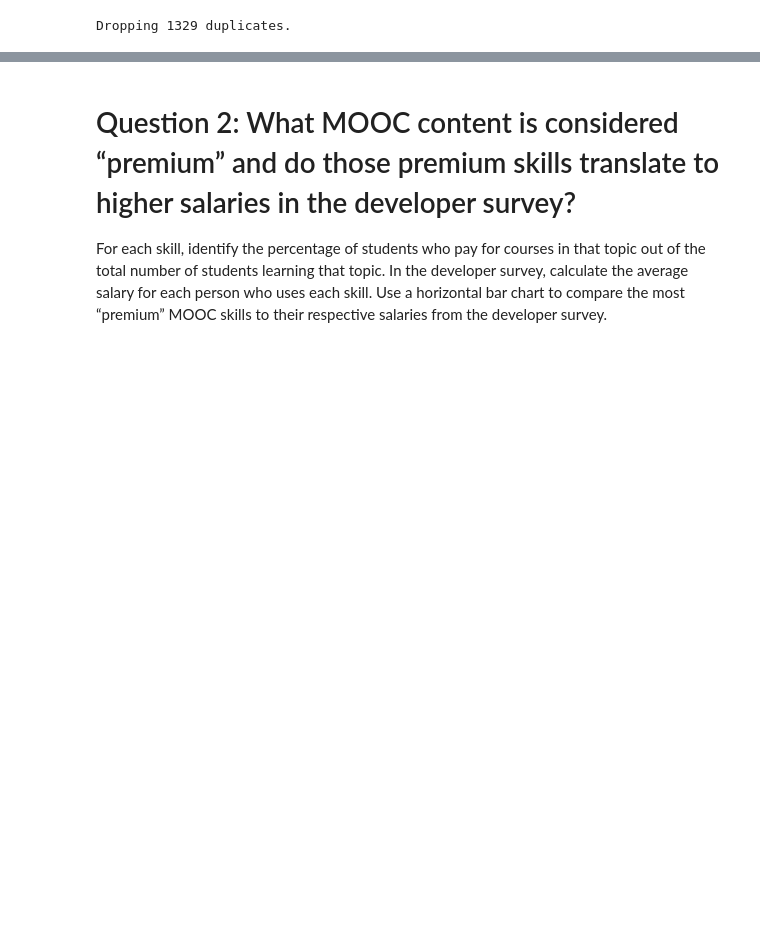
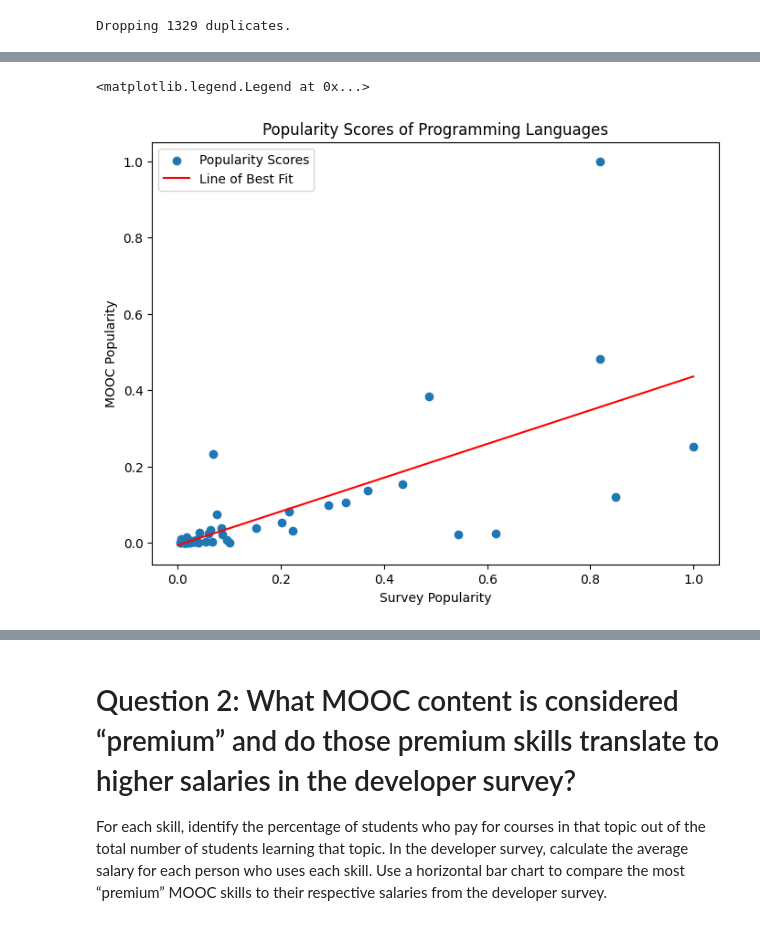
Before and after one commit to minimartzz/online-learning-so-mooc, a Jupyter notebook: skills_analysis.ipynb, the cells around one changed output, grey strips where cells are left out. Saved outputs shown, nothing was run; the diff lists cells and outputs as text; code cells hidden in the pictures; blank space fills up the shorter version.

```diff
--- a/skills_analysis.ipynb
+++ b/skills_analysis.ipynb
@@ -223,0 +488,14 @@ Many of the columns in the MOOC and survey datasets are not relevant to analyzin
+# %%
+# These are pretty general skills, and won't match with the specific skills found in the
+# survey. We can probably replace these skill lists with the skills we find by searching
+# the course titles.
+
+def get_languages(course_name):
+    found_languages = []
+    for language in languages:
+        if f' {language} ' in course_name or course_name.startswith(f'{language} ') or course_name.endswith(f' {language}'):
+            found_languages.append(language)
+    return found_languages
+
+moocs['skills'] = moocs['course_name'].apply(get_languages)
+moocs['skills'].explode().value_counts()[:10]
@@ -223,0 +525,15 @@ Many of the columns in the MOOC and survey datasets are not relevant to analyzin
+# %%
+# We need a dataframe to store the popularity scores
+popularity = pd.DataFrame({'language': languages})
+
+# Let's add the MOOC popularity scores first
+mooc_pop = moocs['skills'].explode().value_counts()
+mooc_max_pop = mooc_pop.iloc[0]
+popularity['mooc'] = [mooc_pop[language]/mooc_max_pop if language in mooc_pop else 0 for language in languages]
+
+# Now let's add the survey popularity scores
+survey_pop = survey_results['LanguagesUsedPastYear'].explode().value_counts()
+survey_max_pop = survey_pop.iloc[0]
+popularity['survey'] = [survey_pop[language]/survey_max_pop if language in survey_pop else 0 for language in languages]
+
+popularity.head(10)
@@ -223,0 +552,17 @@ Many of the columns in the MOOC and survey datasets are not relevant to analyzin
+# %%
+# Let's just take a look at what we have to start
+plt.figure(figsize=(8, 6))
+plt.scatter(popularity['survey'], popularity['mooc'], label='Popularity Scores')
+
+# Let's also calculate a line of best fit
+slope, intercept = np.polyfit(popularity['survey'], popularity['mooc'], 1)
+x_values = np.linspace(0, 1, 100)
+plt.plot(x_values, slope * x_values + intercept, color='red', label='Line of Best Fit')
+
+plt.xlabel('Survey Popularity')
+plt.ylabel('MOOC Popularity')
+plt.title('Popularity Scores of Programming Languages')
+plt.legend()
+# %% [output]
+<matplotlib.legend.Legend at 0x...>
+[figure, added]
```
Also changed, not shown: parts of 29 cells of this notebook.
